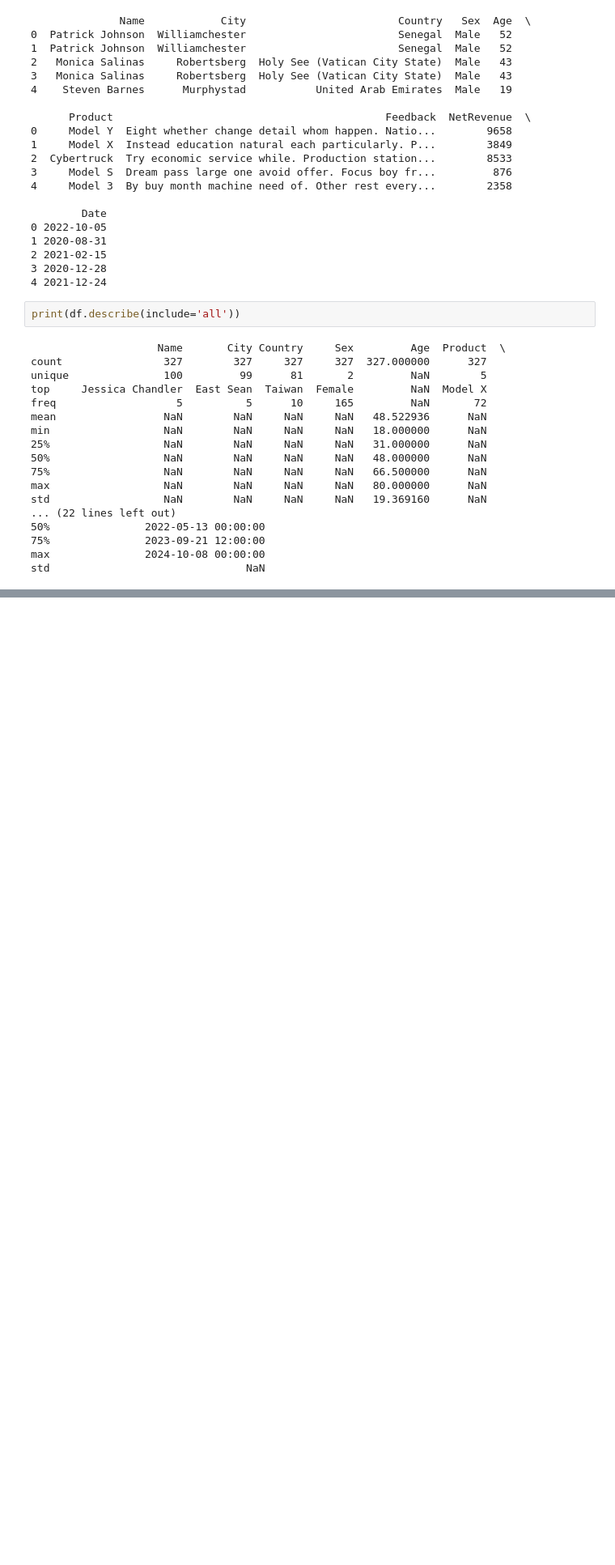
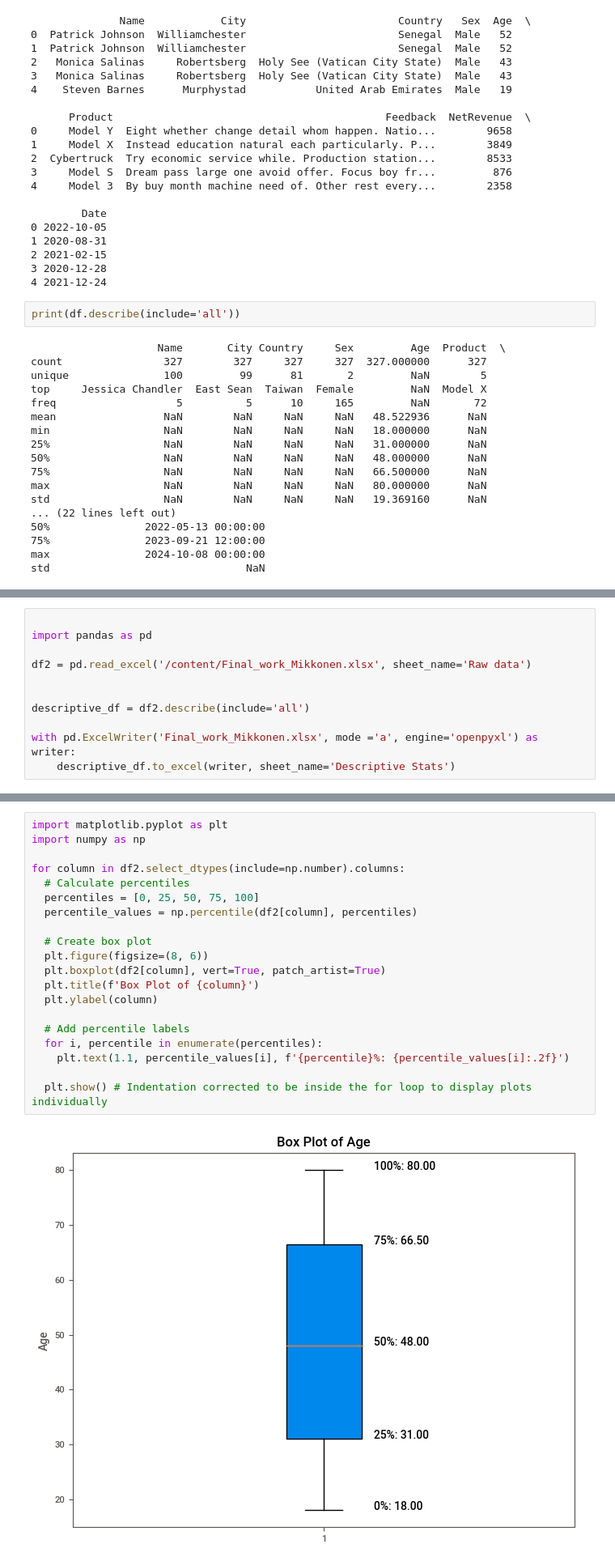
Before and after one commit to heikkimikkonen/DAO, a Jupyter notebook: Final_Work_Mikkonen.ipynb, the cells around one changed output, grey strips where cells are left out. Shown at 81% size. Drawn from its saved outputs; the diff is of its cells as text; blank space fills up the shorter version.

```diff
--- a/Final_Work_Mikkonen.ipynb
+++ b/Final_Work_Mikkonen.ipynb
@@ -121,0 +131,11 @@ std                               NaN
+# %%
+
+import pandas as pd
+
+df2 = pd.read_excel('/content/Final_work_Mikkonen.xlsx', sheet_name='Raw data')
+
+
+descriptive_df = df2.describe(include='all')
+
+with pd.ExcelWriter('Final_work_Mikkonen.xlsx', mode ='a', engine='openpyxl') as writer:
+    descriptive_df.to_excel(writer, sheet_name='Descriptive Stats')
@@ -121,0 +173,22 @@ std                               NaN
+# %%
+import matplotlib.pyplot as plt
+import numpy as np
+
+for column in df2.select_dtypes(include=np.number).columns:
+  # Calculate percentiles
+  percentiles = [0, 25, 50, 75, 100]
+  percentile_values = np.percentile(df2[column], percentiles)
+
+  # Create box plot
+  plt.figure(figsize=(8, 6))
+  plt.boxplot(df2[column], vert=True, patch_artist=True)
+  plt.title(f'Box Plot of {column}')
+  plt.ylabel(column)
+
+  # Add percentile labels
+  for i, percentile in enumerate(percentiles):
+    plt.text(1.1, percentile_values[i], f'{percentile}%: {percentile_values[i]:.2f}')
+
+  plt.show() # Indentation corrected to be inside the for loop to display plots individually
+# %% [output]
+[figure, added]
```
Also changed, not shown: parts of 4 cells of this notebook.
